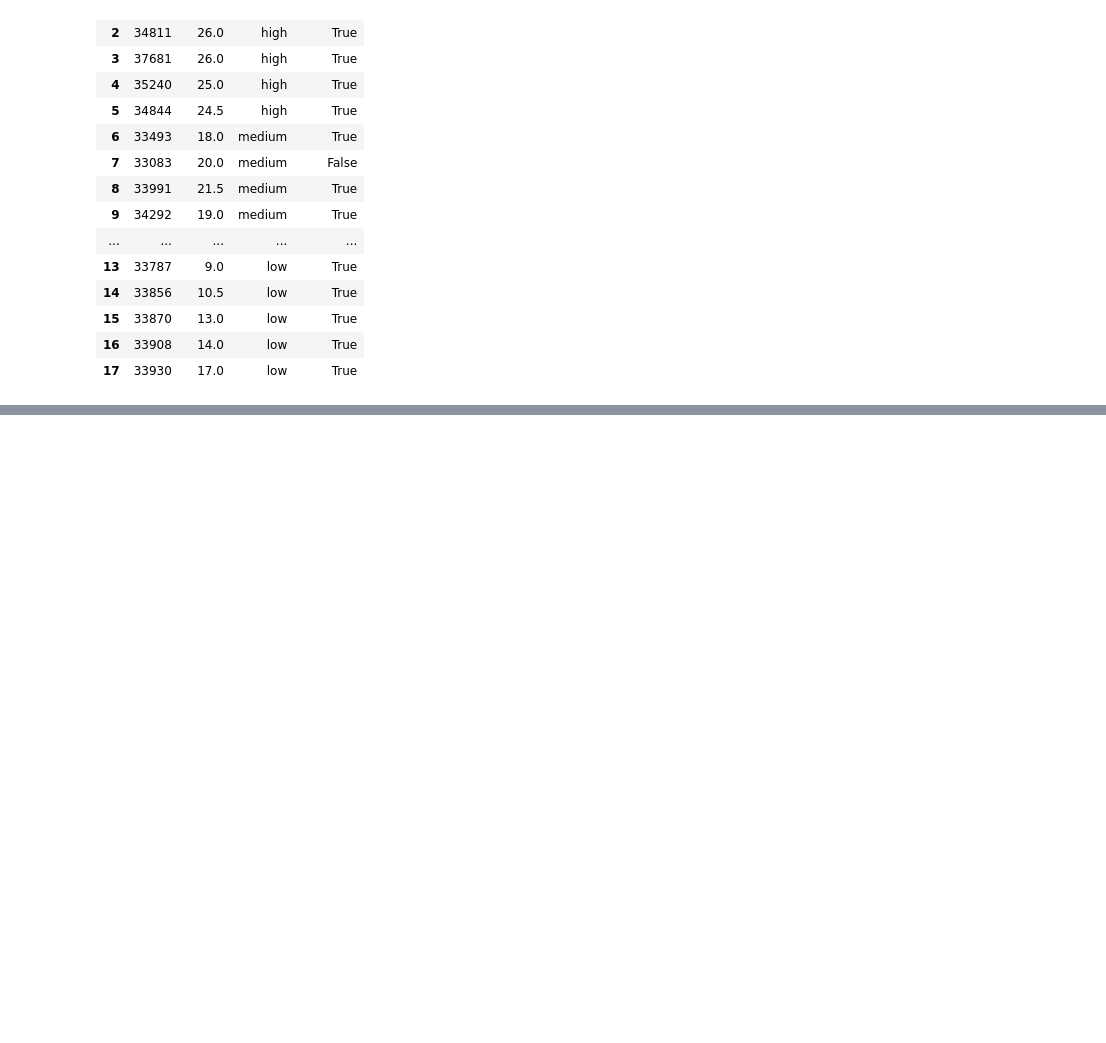
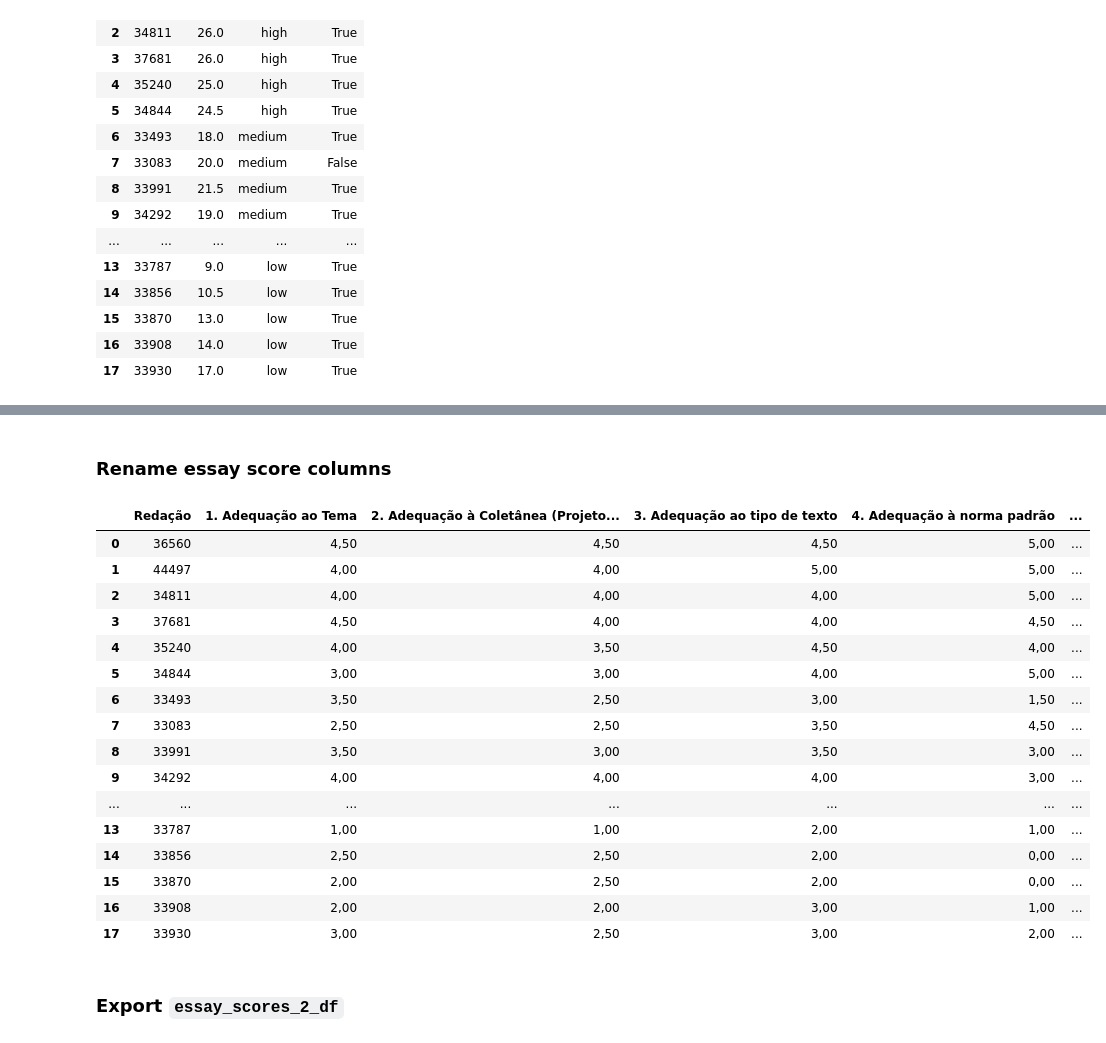
Before and after one commit to laelgelc/cl_st1_ednalvo, a Jupyter notebook: cl_st1_ph2_ednalvo/cl_st1_ph2_ednalvo.ipynb, the cells around one changed output, grey strips where cells are left out. Drawn from its saved outputs; the diff is of its cells as text; code cells hidden in the pictures; blank space fills up the shorter version.

```diff
--- a/cl_st1_ph2_ednalvo/cl_st1_ph2_ednalvo.ipynb
+++ b/cl_st1_ph2_ednalvo/cl_st1_ph2_ednalvo.ipynb
@@ -149,0 +183,35 @@ essay_scores_df.to_markdown(
+# %% [markdown]
+### Rename essay score columns
+# %%
+essay_scores_2_df.columns = [
+    "Redação",
+    "1. Adequação ao Tema",
+    "2. Adequação à Coletânea (Projeto do Texto)",
+    "3. Adequação ao tipo de texto",
+    "4. Adequação à norma padrão",
+    "5. Coesão",
+    "6. Coerência",
+    "Pontuação total",
+]
+
+essay_scores_2_df
+# %% [output]
+|  | Redação | 1. Adequação ao Tema | 2. Adequação à Coletânea (Projeto... | 3. Adequação ao tipo de texto | 4. Adequação à norma padrão | ... |
+| 0 | 36560 | 4,50 | 4,50 | 4,50 | 5,00 | ... |
+| 1 | 44497 | 4,00 | 4,00 | 5,00 | 5,00 | ... |
+| 2 | 34811 | 4,00 | 4,00 | 4,00 | 5,00 | ... |
+| 3 | 37681 | 4,50 | 4,00 | 4,00 | 4,50 | ... |
+| 4 | 35240 | 4,00 | 3,50 | 4,50 | 4,00 | ... |
+| 5 | 34844 | 3,00 | 3,00 | 4,00 | 5,00 | ... |
+| 6 | 33493 | 3,50 | 2,50 | 3,00 | 1,50 | ... |
+| 7 | 33083 | 2,50 | 2,50 | 3,50 | 4,50 | ... |
+| 8 | 33991 | 3,50 | 3,00 | 3,50 | 3,00 | ... |
+| 9 | 34292 | 4,00 | 4,00 | 4,00 | 3,00 | ... |
+| ... | ... | ... | ... | ... | ... | ... |
+| 13 | 33787 | 1,00 | 1,00 | 2,00 | 1,00 | ... |
+| 14 | 33856 | 2,50 | 2,50 | 2,00 | 0,00 | ... |
+| 15 | 33870 | 2,00 | 2,50 | 2,00 | 0,00 | ... |
+| 16 | 33908 | 2,00 | 2,00 | 3,00 | 1,00 | ... |
+| 17 | 33930 | 3,00 | 2,50 | 3,00 | 2,00 | ... |
+# %% [markdown]
+### Export `essay_scores_2_df`
```
Also changed, not shown: parts of 9 cells of this notebook, 10 other files.
